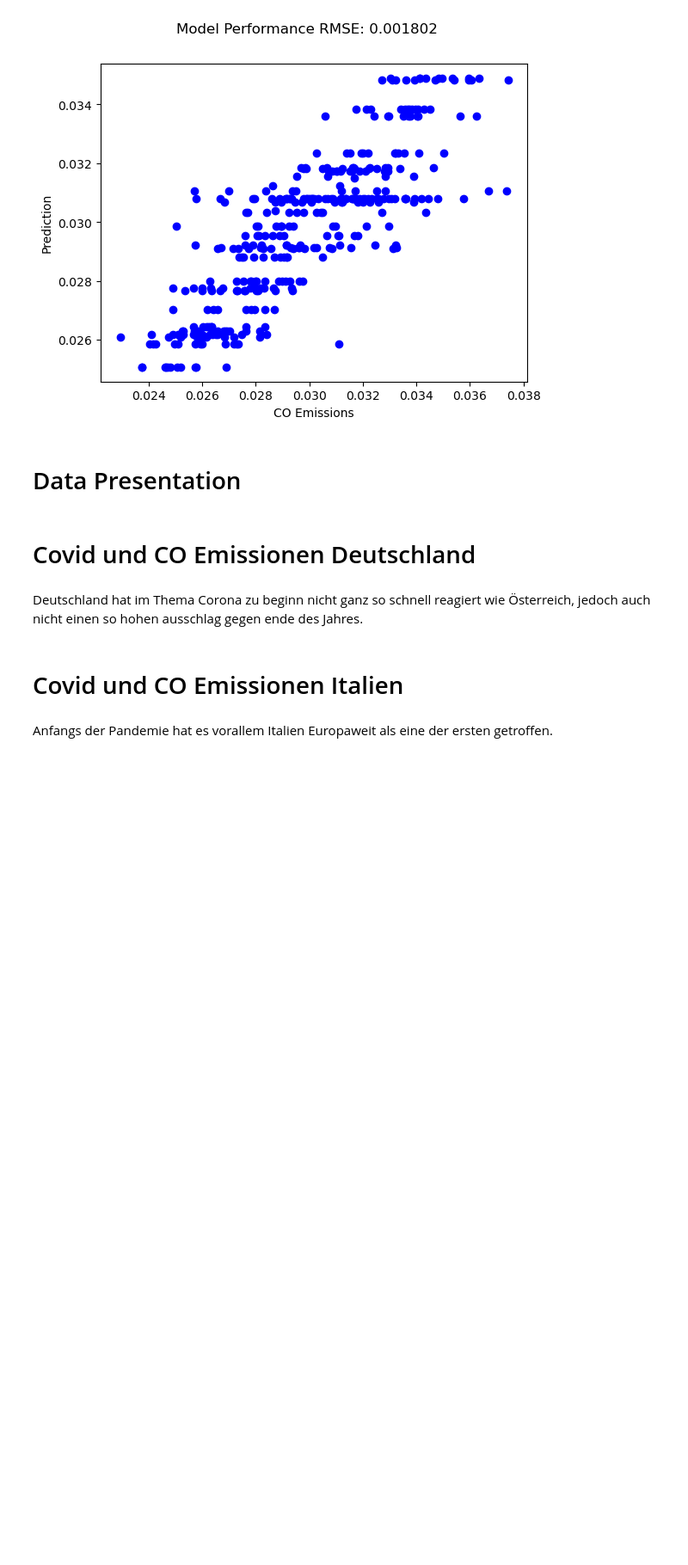
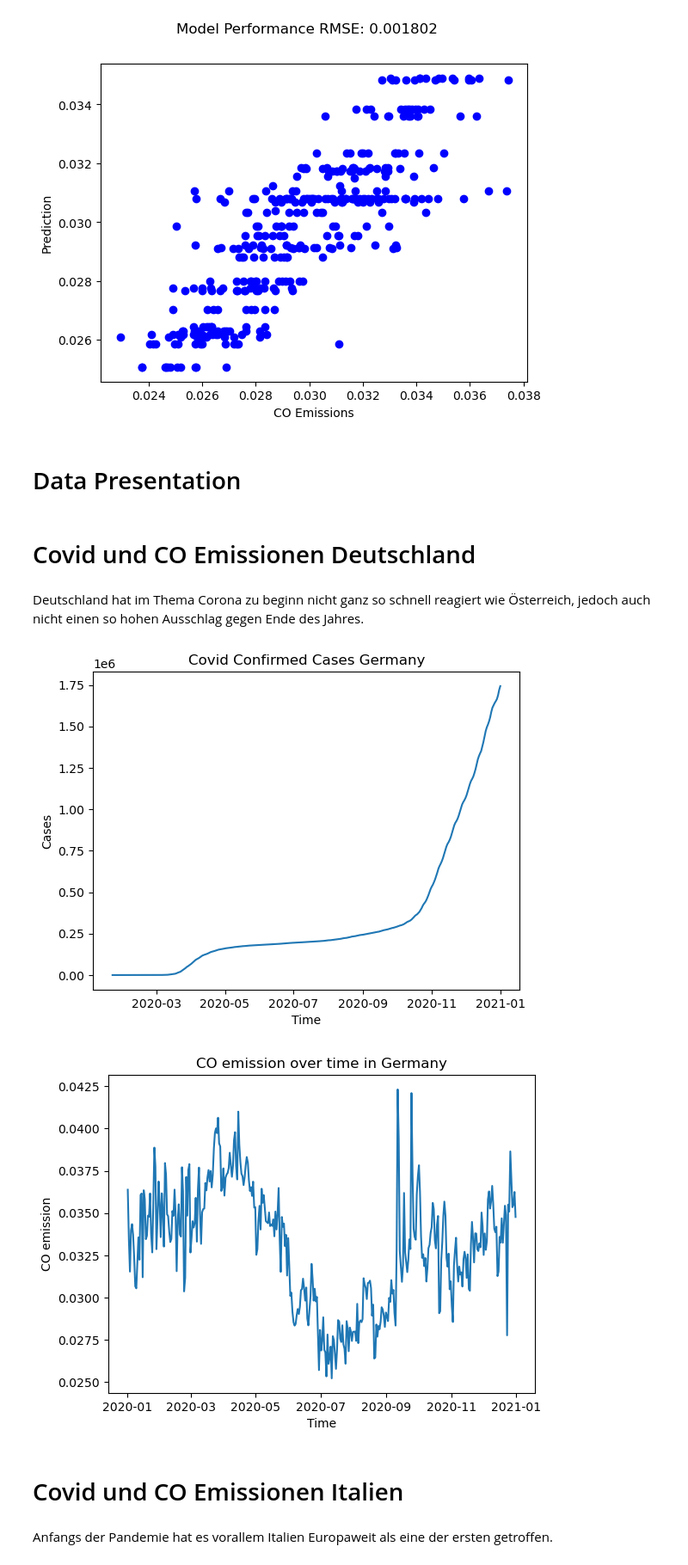
Before and after one commit to SunnyTrashpanda/BIGDA-Covid19-CO2, a Jupyter notebook: main.ipynb, the cells around one changed output. Shown at 86% size. Saved outputs shown, nothing was run; the diff lists cells and outputs as text; code cells hidden in the pictures; blank space fills up the shorter version.

```diff
--- a/main.ipynb
+++ b/main.ipynb
@@ -636,21 +636,26 @@ plt.show()
 # %% [markdown]
 # Covid und CO Emissionen Deutschland
 # %% [markdown]
-Deutschland hat im Thema Corona zu beginn nicht ganz so schnell reagiert wie Österreich, jedoch auch nicht einen so hohen ausschlag gegen ende des Jahres.
+Deutschland hat im Thema Corona zu beginn nicht ganz so schnell reagiert wie Österreich, jedoch auch nicht einen so hohen Ausschlag gegen Ende des Jahres.
 # %%
-d_covid_df["Date"] = d_covid_df["Date"].apply(lambda d: pd.to_datetime(str(d)))
-plt.plot(d_covid_df["Date"], d_covid_df['Cases'])
-plt.title('Covid Confirmed Cases Austria')
+d_covid_df_pd = d_covid_df.toPandas()
+d_covid_df_pd["created_at"] = d_covid_df_pd["created_at"].apply(lambda d: pd.to_datetime(str(d)))
+plt.plot(d_covid_df_pd["created_at"], d_covid_df_pd['cases'])
+plt.title('Covid Confirmed Cases Germany')
 plt.xlabel('Time')
 plt.ylabel('Cases')
 plt.show()
 
-d_co_df["start"] = d_co_df["start"].apply(lambda d: pd.to_datetime(str(d)))
-plt.plot(d_co_df["start"], d_co_df['average'])
-plt.title('CO emission over time in Austria')
+d_co_df_pd = d_co_df.toPandas()
+d_co_df_pd["start_time"] = d_co_df_pd["start_time"].apply(lambda d: pd.to_datetime(str(d)))
+plt.plot(d_co_df_pd["start_time"], d_co_df_pd['avg_emission'])
+plt.title('CO emission over time in Germany')
 plt.xlabel('Time')
 plt.ylabel('CO emission')
 plt.show()
+# %% [output]
+[figure, added]
+[figure, added]
 # %% [markdown]
 # Covid und CO Emissionen Italien
 # %% [markdown]
```
